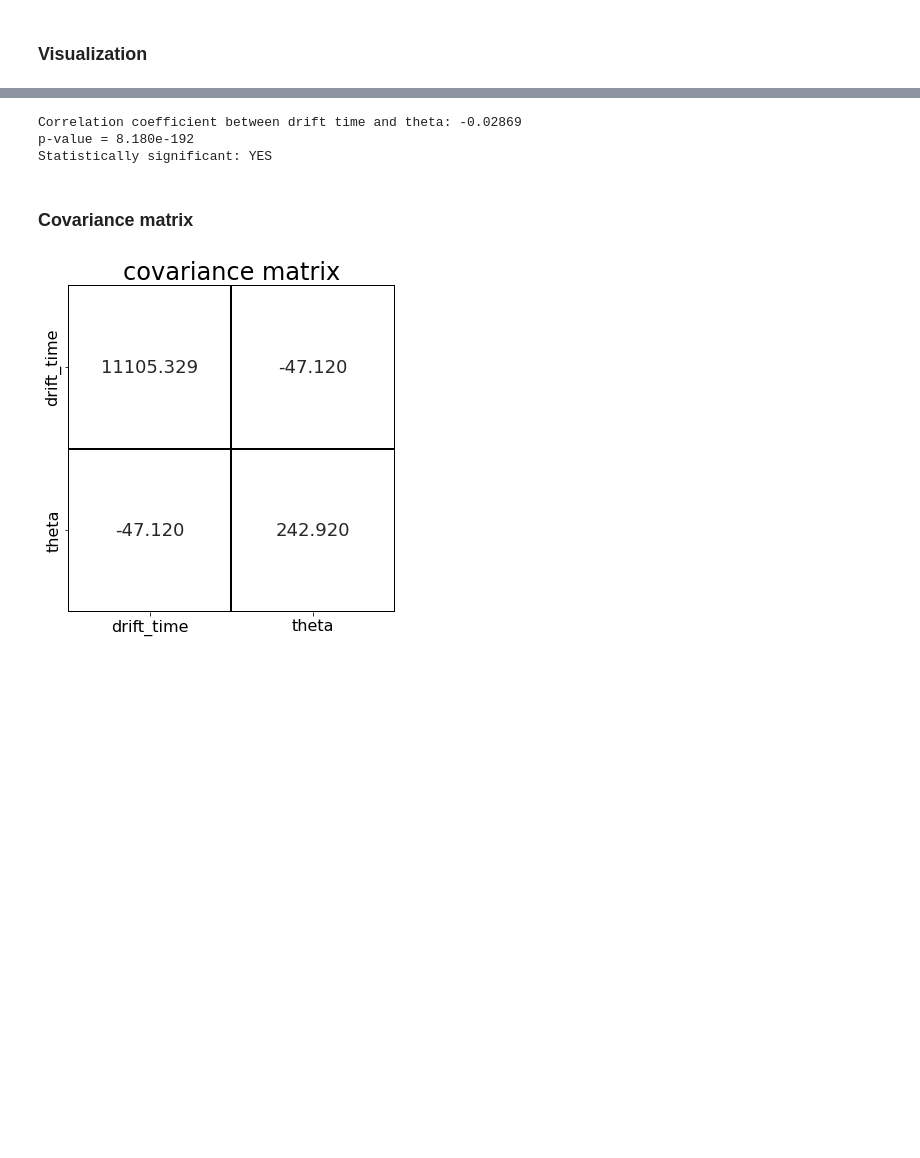
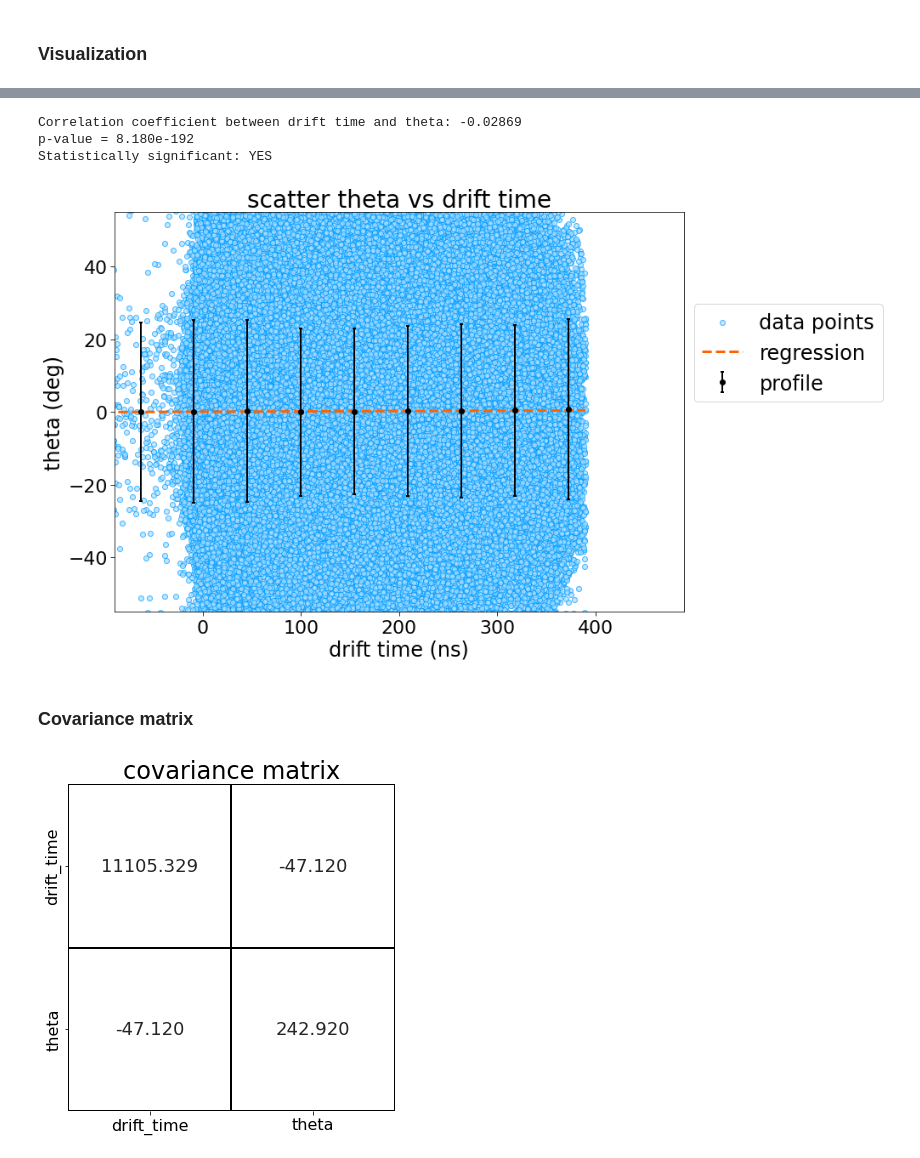
Before and after one commit to GiacomoFrn/Advanced-DQM-for-DT-detector, a Jupyter notebook: correlations/correlations_eda_54.ipynb, the cells around one changed output, grey strips where cells are left out. Cells and saved outputs as stored; diff of their text form; code cells hidden in the pictures; blank space fills up the shorter version.

```diff
--- a/correlations/correlations_eda_54.ipynb
+++ b/correlations/correlations_eda_54.ipynb
@@ -101,18 +190,25 @@ plt.show()
 # %%
 # correlation coefficient and its p-value
 # note that I'm considering the absolute value of the angular feature:
 # due to its simmetry I believe that we can get more statistical significance if we do so
 r, p = scipy.stats.pearsonr(df.drift_time, np.abs(df.theta))
 # set a confidence level at 5%
 alpha = 0.05
 
 print(f"Correlation coefficient between drift time and theta: {r:.5f}")
 print(f"p-value = {p:.3e}")
 print("Statistically significant:", "YES" if p < alpha else "NO")
+
+fig, ax = plot_full_scatter(df=df, features=["drift_time", "theta"])
+fig.tight_layout()
+PLOT_NAME = "scatter"
+fig.savefig(PLOT_PATH+PLOT_PREFIX+PLOT_NAME+PLOT_EXT, dpi=300)
+plt.show()
 # %% [output]
 Correlation coefficient between drift time and theta: -0.02869
 p-value = 8.180e-192
 Statistically significant: YES
+[figure, added]
 # %% [markdown]
 ### Covariance matrix
 # %%
```
Also changed, not shown: parts of 13 cells of this notebook, 7 other files.
